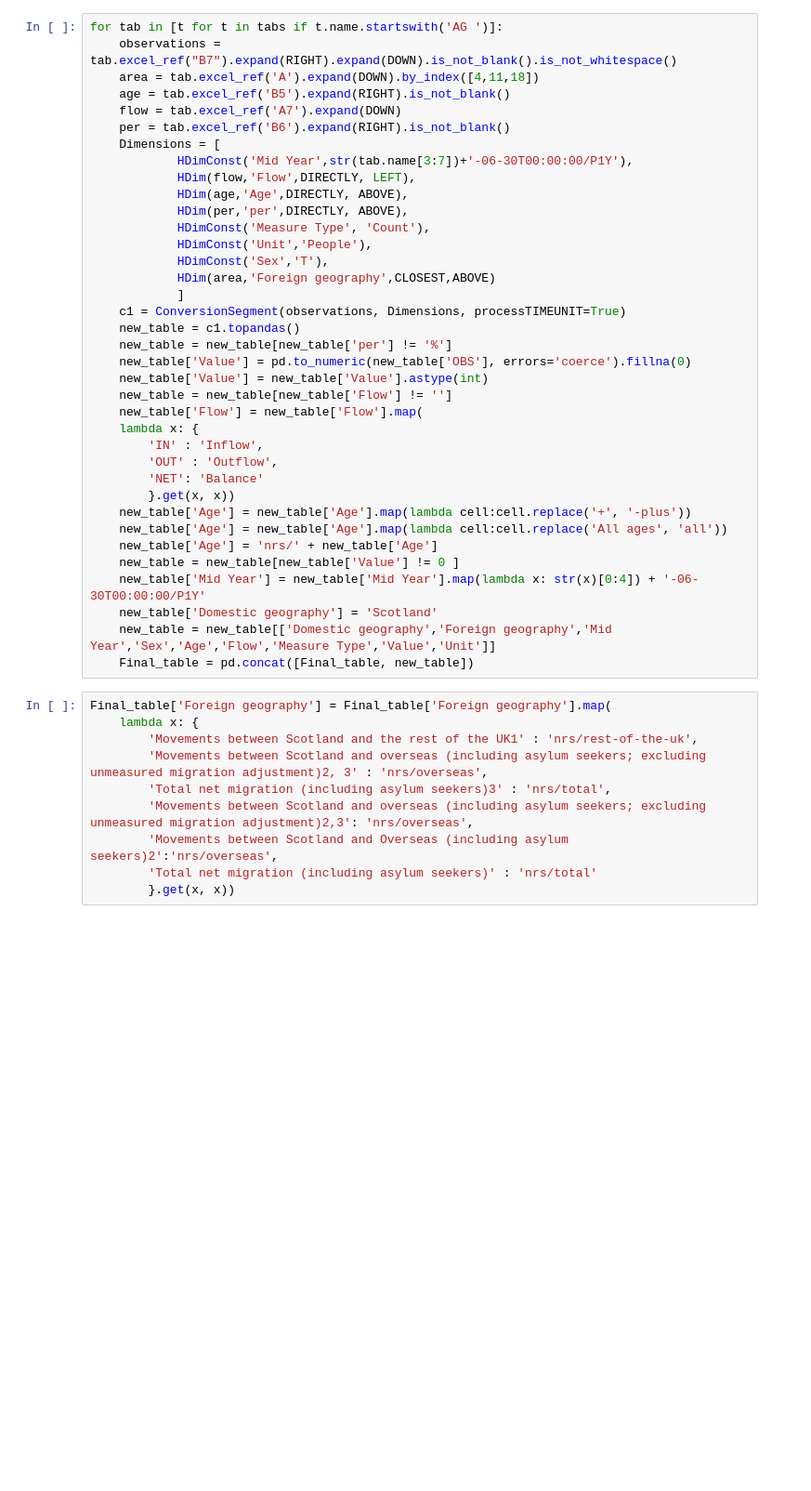
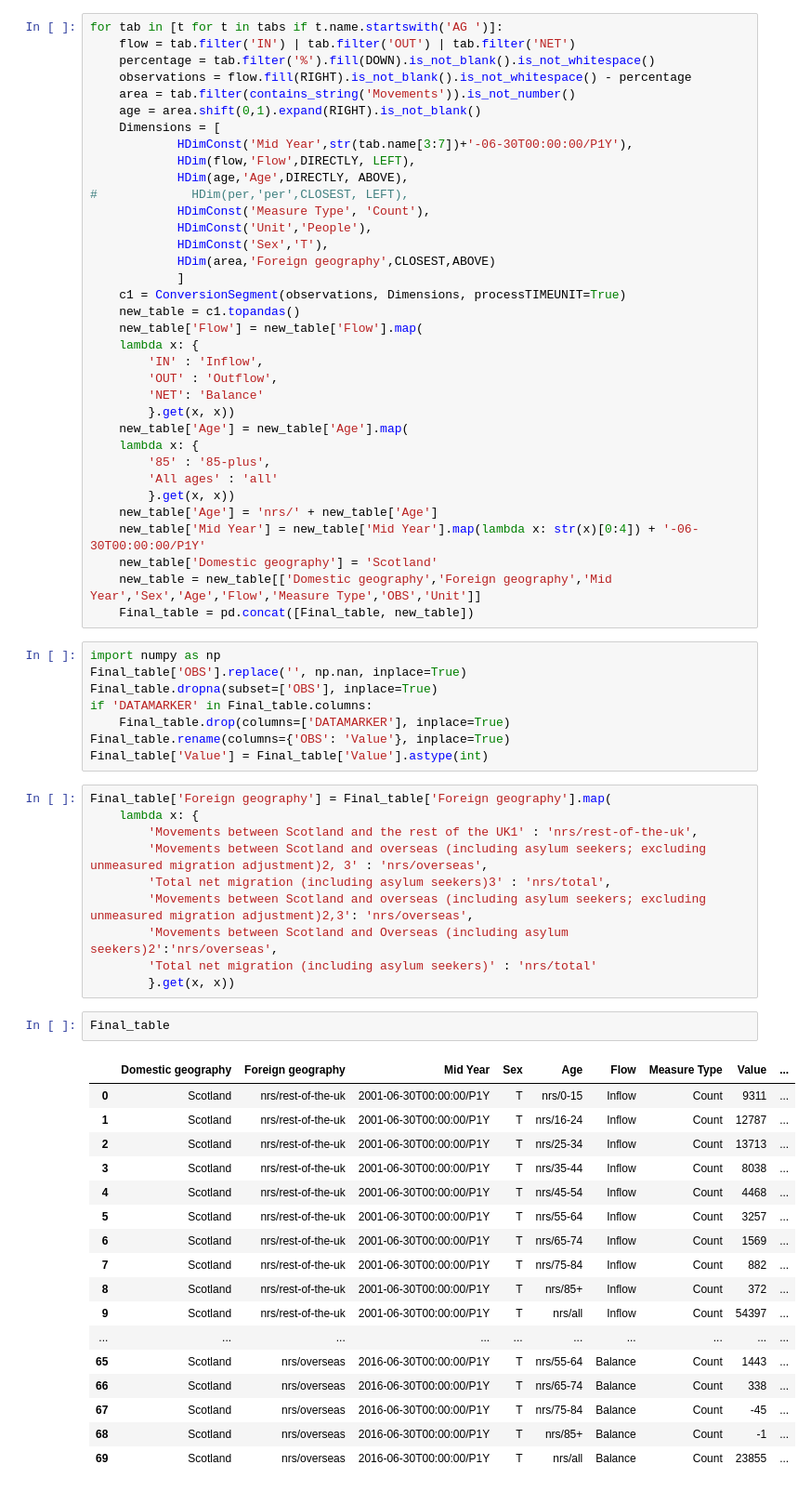
Before and after one commit to GSS-Cogs/Scotland-migration-data, a Jupyter notebook: migration-by-age-2001-to-2017.ipynb, the cells around one changed output. Shown at 93% size. Saved outputs shown, nothing was run; the diff lists cells and outputs as text; blank space fills up the shorter version.

```diff
--- a/migration-by-age-2001-to-2017.ipynb
+++ b/migration-by-age-2001-to-2017.ipynb
@@ -37,16 +37,16 @@ if is_interactive():
 Final_table = pd.DataFrame()
 # %%
 for tab in [t for t in tabs if t.name.startswith('AG ')]:
-    observations = tab.excel_ref("B7").expand(RIGHT).expand(DOWN).is_not_blank().is_not_whitespace()
-    area = tab.excel_ref('A').expand(DOWN).by_index([4,11,18])
-    age = tab.excel_ref('B5').expand(RIGHT).is_not_blank()
-    flow = tab.excel_ref('A7').expand(DOWN)
-    per = tab.excel_ref('B6').expand(RIGHT).is_not_blank()
+    flow = tab.filter('IN') | tab.filter('OUT') | tab.filter('NET')
+    percentage = tab.filter('%').fill(DOWN).is_not_blank().is_not_whitespace()
+    observations = flow.fill(RIGHT).is_not_blank().is_not_whitespace() - percentage
+    area = tab.filter(contains_string('Movements')).is_not_number()
+    age = area.shift(0,1).expand(RIGHT).is_not_blank()
     Dimensions = [
             HDimConst('Mid Year',str(tab.name[3:7])+'-06-30T00:00:00/P1Y'),
             HDim(flow,'Flow',DIRECTLY, LEFT),
             HDim(age,'Age',DIRECTLY, ABOVE),
-            HDim(per,'per',DIRECTLY, ABOVE),
+#             HDim(per,'per',CLOSEST, LEFT),
             HDimConst('Measure Type', 'Count'),
             HDimConst('Unit','People'),
             HDimConst('Sex','T'),
@@ -54,24 +54,30 @@ for tab in [t for t in tabs if t.name.startswith('AG ')]:
             ]
     c1 = ConversionSegment(observations, Dimensions, processTIMEUNIT=True)
     new_table = c1.topandas()
-    new_table = new_table[new_table['per'] != '%']
-    new_table['Value'] = pd.to_numeric(new_table['OBS'], errors='coerce').fillna(0)
-    new_table['Value'] = new_table['Value'].astype(int)
-    new_table = new_table[new_table['Flow'] != '']
     new_table['Flow'] = new_table['Flow'].map(
     lambda x: {
         'IN' : 'Inflow',
         'OUT' : 'Outflow',
         'NET': 'Balance'
         }.get(x, x))
-    new_table['Age'] = new_table['Age'].map(lambda cell:cell.replace('+', '-plus'))
-    new_table['Age'] = new_table['Age'].map(lambda cell:cell.replace('All ages', 'all'))
+    new_table['Age'] = new_table['Age'].map(
+    lambda x: {
+        '85' : '85-plus',
+        'All ages' : 'all'
+        }.get(x, x))
     new_table['Age'] = 'nrs/' + new_table['Age']
-    new_table = new_table[new_table['Value'] != 0 ]
     new_table['Mid Year'] = new_table['Mid Year'].map(lambda x: str(x)[0:4]) + '-06-30T00:00:00/P1Y'
     new_table['Domestic geography'] = 'Scotland'
-    new_table = new_table[['Domestic geography','Foreign geography','Mid Year','Sex','Age','Flow','Measure Type','Value','Unit']]
+    new_table = new_table[['Domestic geography','Foreign geography','Mid Year','Sex','Age','Flow','Measure Type','OBS','Unit']]
     Final_table = pd.concat([Final_table, new_table])
+# %%
+import numpy as np
+Final_table['OBS'].replace('', np.nan, inplace=True)
+Final_table.dropna(subset=['OBS'], inplace=True)
+if 'DATAMARKER' in Final_table.columns:
+    Final_table.drop(columns=['DATAMARKER'], inplace=True)
+Final_table.rename(columns={'OBS': 'Value'}, inplace=True)
+Final_table['Value'] = Final_table['Value'].astype(int)
 # %%
 Final_table['Foreign geography'] = Final_table['Foreign geography'].map(
     lambda x: {
@@ -82,3 +88,23 @@ Final_table['Foreign geography'] = Final_table['Foreign geography'].map(
         'Movements between Scotland and Overseas (including asylum seekers)2':'nrs/overseas',
         'Total net migration (including asylum seekers)' : 'nrs/total'
         }.get(x, x))
+# %%
+Final_table
+# %% [output]
+|  | Domestic geography | Foreign geography | Mid Year | Sex | Age | Flow | Measure Type | Value | ... |
+| 0 | Scotland | nrs/rest-of-the-uk | 2001-06-30T00:00:00/P1Y | T | nrs/0-15 | Inflow | Count | 9311 | ... |
+| 1 | Scotland | nrs/rest-of-the-uk | 2001-06-30T00:00:00/P1Y | T | nrs/16-24 | Inflow | Count | 12787 | ... |
+| 2 | Scotland | nrs/rest-of-the-uk | 2001-06-30T00:00:00/P1Y | T | nrs/25-34 | Inflow | Count | 13713 | ... |
+| 3 | Scotland | nrs/rest-of-the-uk | 2001-06-30T00:00:00/P1Y | T | nrs/35-44 | Inflow | Count | 8038 | ... |
+| 4 | Scotland | nrs/rest-of-the-uk | 2001-06-30T00:00:00/P1Y | T | nrs/45-54 | Inflow | Count | 4468 | ... |
+| 5 | Scotland | nrs/rest-of-the-uk | 2001-06-30T00:00:00/P1Y | T | nrs/55-64 | Inflow | Count | 3257 | ... |
+| 6 | Scotland | nrs/rest-of-the-uk | 2001-06-30T00:00:00/P1Y | T | nrs/65-74 | Inflow | Count | 1569 | ... |
+| 7 | Scotland | nrs/rest-of-the-uk | 2001-06-30T00:00:00/P1Y | T | nrs/75-84 | Inflow | Count | 882 | ... |
+| 8 | Scotland | nrs/rest-of-the-uk | 2001-06-30T00:00:00/P1Y | T | nrs/85+ | Inflow | Count | 372 | ... |
+| 9 | Scotland | nrs/rest-of-the-uk | 2001-06-30T00:00:00/P1Y | T | nrs/all | Inflow | Count | 54397 | ... |
+| ... | ... | ... | ... | ... | ... | ... | ... | ... | ... |
+| 65 | Scotland | nrs/overseas | 2016-06-30T00:00:00/P1Y | T | nrs/55-64 | Balance | Count | 1443 | ... |
+| 66 | Scotland | nrs/overseas | 2016-06-30T00:00:00/P1Y | T | nrs/65-74 | Balance | Count | 338 | ... |
+| 67 | Scotland | nrs/overseas | 2016-06-30T00:00:00/P1Y | T | nrs/75-84 | Balance | Count | -45 | ... |
+| 68 | Scotland | nrs/overseas | 2016-06-30T00:00:00/P1Y | T | nrs/85+ | Balance | Count | -1 | ... |
+| 69 | Scotland | nrs/overseas | 2016-06-30T00:00:00/P1Y | T | nrs/all | Balance | Count | 23855 | ... |
```
Also changed, not shown: parts of 1 cell of this notebook, 7 other files.
